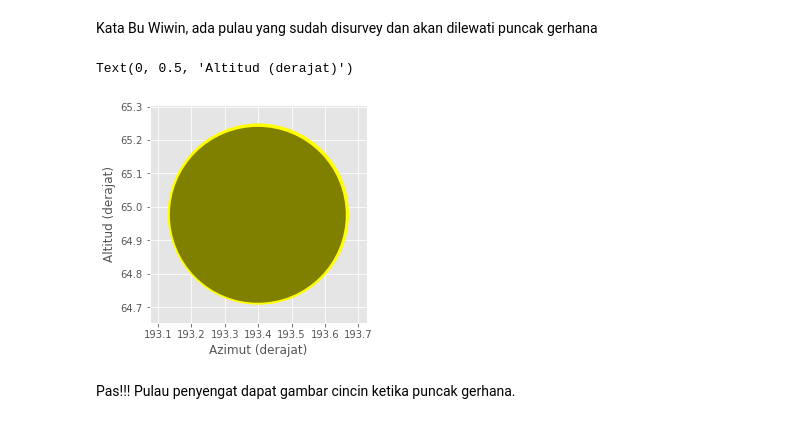
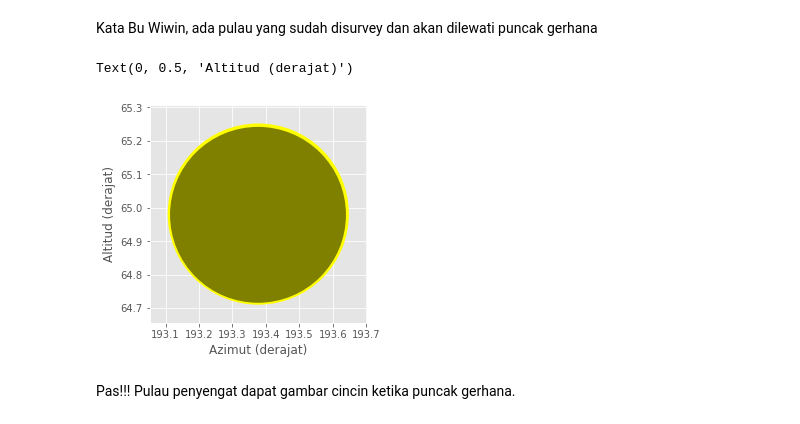
Before and after one commit to ubutnux/gmc2019, a Jupyter notebook: gmc2019.ipynb, the cells around one changed output. Drawn from its saved outputs; the diff is of its cells as text; code cells hidden in the pictures.

```diff
--- a/gmc2019.ipynb
+++ b/gmc2019.ipynb
@@ -140,31 +140,31 @@ Kata Bu Wiwin, ada pulau yang sudah disurvey dan akan dilewati puncak gerhana
 penyengat  = EarthLocation.of_address('pulau penyengat')
 # %%
 penyengat  = EarthLocation.of_address('pulau penyengat')
-rentangWaktu = waktu_tebakan + np.linspace(-100, 100, 1000)*u.min
+rentangWaktu = waktu_tebakan + np.linspace(-100, 100, 10000)*u.min
 separasi, matahariAltAz, bulanAltAz = matahariBulan(rentangWaktu, penyengat)
 
 puncakGerhana = rentangWaktu[np.argmin(matahariAltAz.separation(bulanAltAz).arcmin)]
 separasi, matahariAltAz, bulanAltAz = matahariBulan(puncakGerhana, penyengat)
 
 lingkaranMatahari = plt.Circle((matahariAltAz.az.deg, matahariAltAz.alt.deg),
                         ukuranMatahari.to(u.deg).value,
                         fc='yellow')
 lingkaranBulan = plt.Circle((bulanAltAz.az.deg, bulanAltAz.alt.deg),
                          ukuranBulan.to(u.deg).value,
                          fc='black', alpha=.5)
 
 ax = plt.subplot(aspect=1)
 ax.add_patch(lingkaranMatahari)
 ax.add_patch(lingkaranBulan)
 jarakTerbesar = max(separasi.deg, ukuranMatahari.to(u.deg).value, ukuranBulan.to(u.deg).value)
 plt.xlim(matahariAltAz.az.deg-jarakTerbesar*1.2, matahariAltAz.az.deg+jarakTerbesar*1.2)
 plt.ylim(matahariAltAz.alt.deg-jarakTerbesar*1.2, matahariAltAz.alt.deg+jarakTerbesar*1.2)
 
 plt.xlabel('Azimut (derajat)')
 plt.ylabel('Altitud (derajat)')
 # %% [output]
 Text(0, 0.5, 'Altitud (derajat)')
-[figure, old version]
+[figure, new version]
 # %% [markdown]
 Pas!!! Pulau penyengat dapat gambar cincin ketika puncak gerhana.
 # %% [markdown]
```
Also changed, not shown: parts of 6 cells of this notebook, 1 other file.
